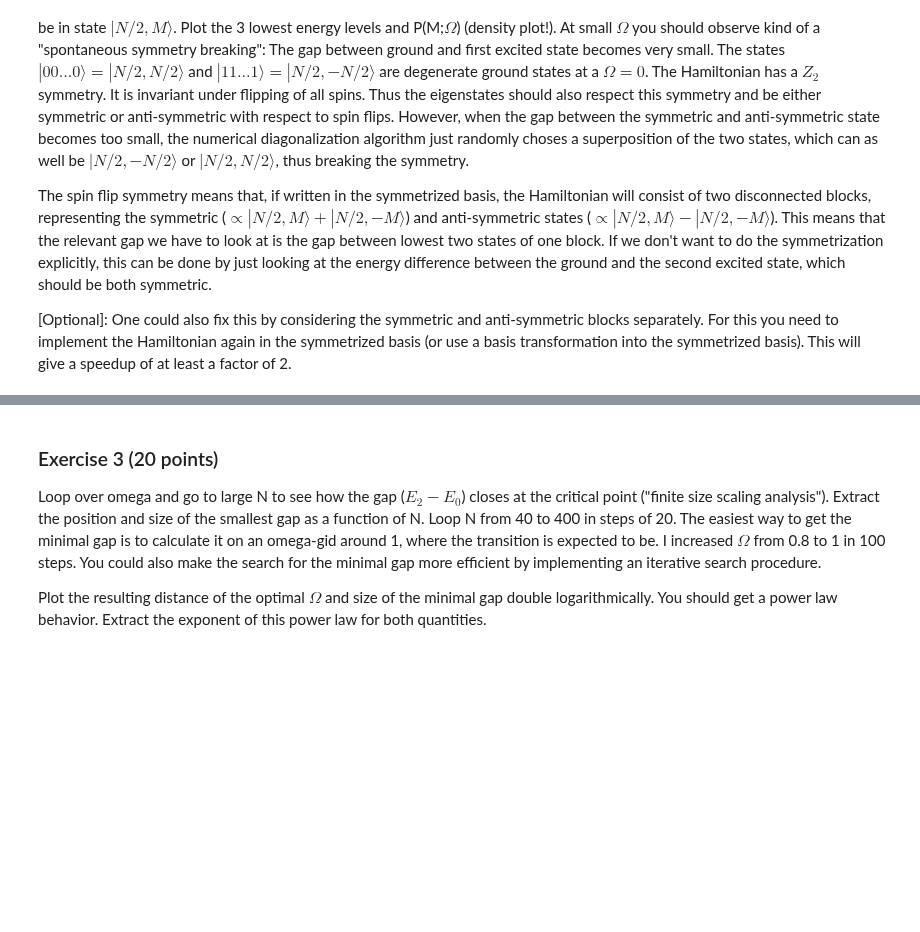
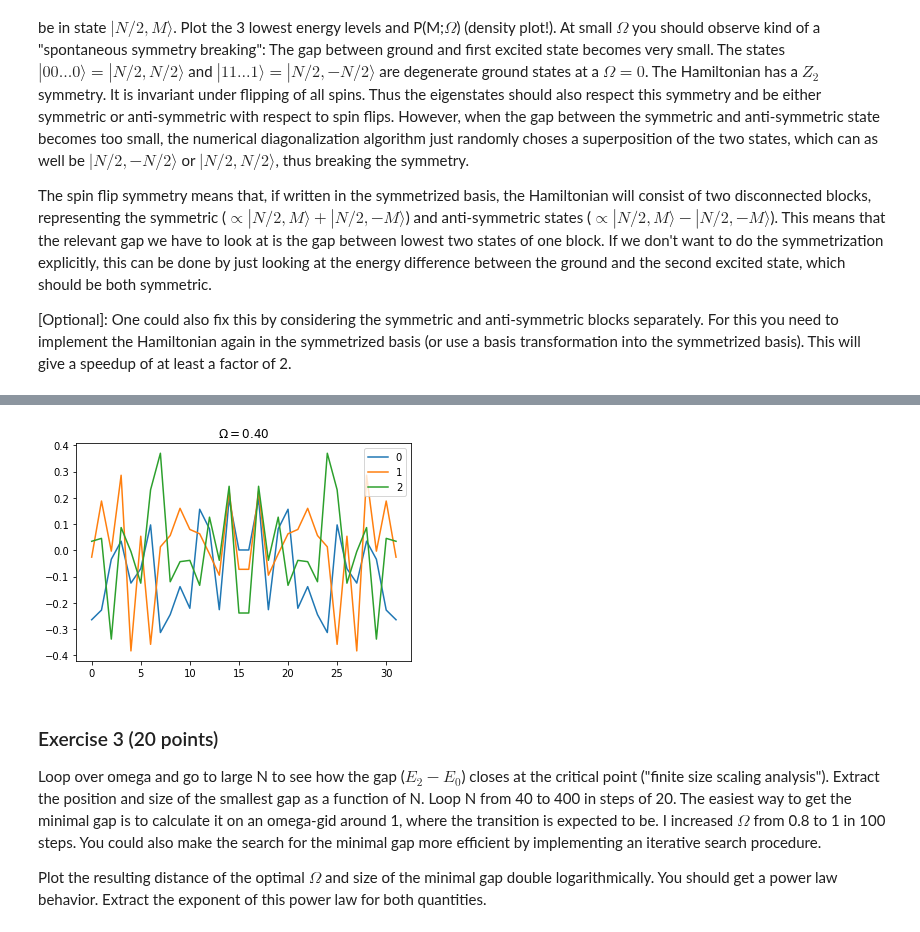
Before and after one commit to ml4cdeca/ComputationalQuantumDynamics, a Jupyter notebook: blatt4/exercise4.ipynb, the cells around one changed output, grey strips where cells are left out. Cells and saved outputs as stored; diff of their text form; code cells hidden in the pictures; blank space fills up the shorter version.

```diff
--- a/blatt4/exercise4.ipynb
+++ b/blatt4/exercise4.ipynb
@@ -76,3 +102,16 @@ The spin flip symmetry means that, if written in the symmetrized basis, the Hami
+# %%
+#OmSpace=np.linspace(0,2,100)
+OmSpace=[0.4]
+for Om in OmSpace:
+    Ham=H(5,Om)
+    w,v=sLA.eigsh(Ham,which='SA')
+    plt.figure(Om)
+    for i in range(3):
+        plt.plot(v[:,i],label=i)
+    plt.title('$\Omega=%.2f$'%Om)
+    plt.legend()
+# %% [output]
+[figure, added]
 # %% [markdown]
 ### Exercise 3 (20 points)
 
```
Also changed, not shown: parts of 7 cells of this notebook.
